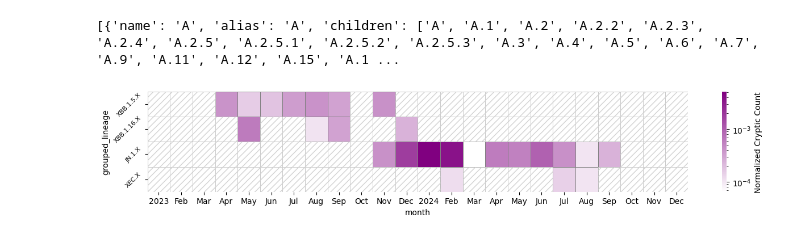
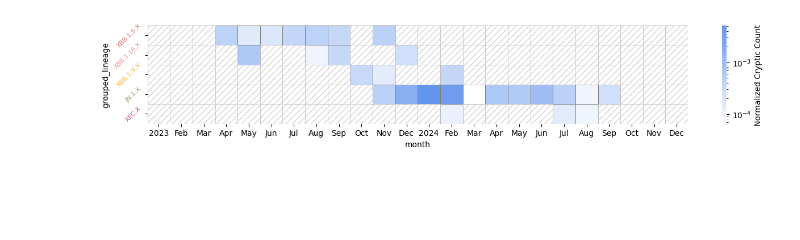
Before and after one commit to andersen-lab/covariants-paper, a Jupyter notebook: fig2/cryptics-heatmap.ipynb, the cells around one changed output. Cells and saved outputs as stored; diff of their text form; code cells hidden in the pictures; blank space fills up the shorter version.

```diff
--- a/fig2/cryptics-heatmap.ipynb
+++ b/fig2/cryptics-heatmap.ipynb
@@ -11,15 +11,25 @@ import yaml
 matplotlib.rcParams['date.converter'] = 'concise'
 matplotlib.rcParams['pdf.fonttype'] = 42
 matplotlib.rcParams['ps.fonttype'] = 42
+matplotlib.rcParams['font.size'] = 10
 
-
+colors = [
+    '#E86C6D',
+    '#EC9495',
+    '#FDB631',
+    '#9B9B6B',
+    '#B9529F',
+]
 
 LINEAGES = [
     'XBB.1.5.X',
     'XBB.1.16.X',
+    'XBB.1.9.X',
     'JN.1.X',
     'XEC.X',
 ]
+
+colors_dict = dict(zip(LINEAGES, colors))
 
 def custom_month_year_formatter(x, pos):
     date = mdates.num2date(x)
@@ -129,44 +139,47 @@ cryptic_pivot = cryptic_pivot.reindex(LINEAGES)
 
 
 cryptic_pivot.columns = cryptic_pivot.columns.astype(str).map(format_month_year)
-# %% [output]
-[{'name': 'A', 'alias': 'A', 'children': ['A', 'A.1', 'A.2', 'A.2.2', 'A.2.3', 'A.2.4', 'A.2.5', 'A.2.5.1', 'A.2.5.2', 'A.2.5.3', 'A.3', 'A.4', 'A.5', 'A.6', 'A.7', 'A.9', 'A.11', 'A.12', 'A.15', 'A.1 ...
 # %%
 # Plot heatmap of cryptic counts per lineage per month
 
 white_to_purple = mcolors.LinearSegmentedColormap.from_list(
-    'white_to_purple', ['white', 'purple']
+    'white_to_purple', ['white', 'cornflowerblue']
 )
 
 fig, ax = plt.subplots(figsize=(13, 2.5))
 
 # Create mask for NaN values
 mask = cryptic_pivot.isna()
 
 sns.heatmap(
     cryptic_pivot,
     cmap=white_to_purple,
     cbar_kws={'label': 'Normalized Cryptic Count'},
     norm=mcolors.LogNorm(),
     linewidths=0.5,
     linecolor='gray',
     ax=ax
 )
 
 # Add hatching for NaN values
 for i in range(len(cryptic_pivot.index)):
     for j in range(len(cryptic_pivot.columns)):
         if mask.iloc[i, j]:
             ax.add_patch(plt.Rectangle((j, i), 1, 1,
                                      fill=False,
                                      edgecolor='lightgray',
                                      hatch='///',
                                      linewidth=0.5))
 
 ax.tick_params(axis='y', which='major', labelsize=8)
+for label in ax.yaxis.get_ticklabels():
+    lineage = label.get_text()
+    if lineage in colors_dict:
+        label.set_color(colors_dict[lineage])
+
 plt.yticks(rotation=45)
 
 plt.tight_layout()
 plt.savefig('plots/cryptics_heatmap.pdf', transparent=True)
 # %% [output]
-[figure, old version]
+[figure, new version]
```
Also changed, not shown: 12 other files.
